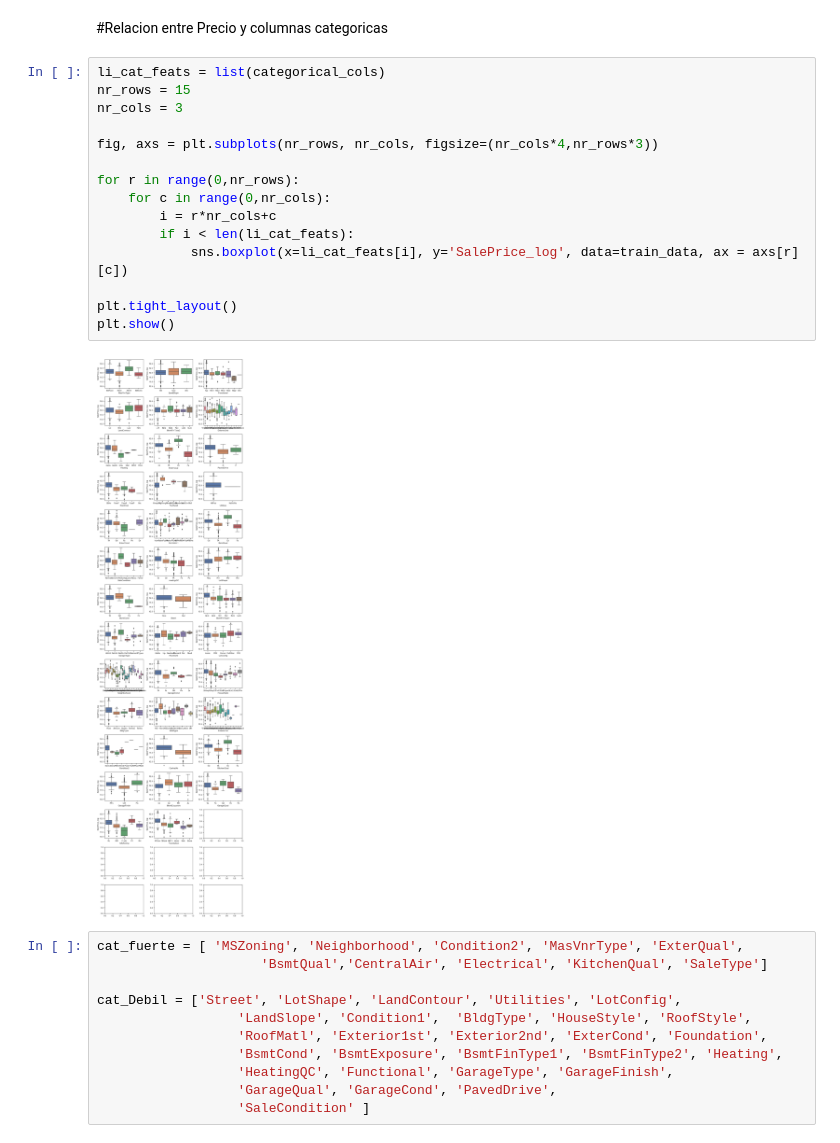
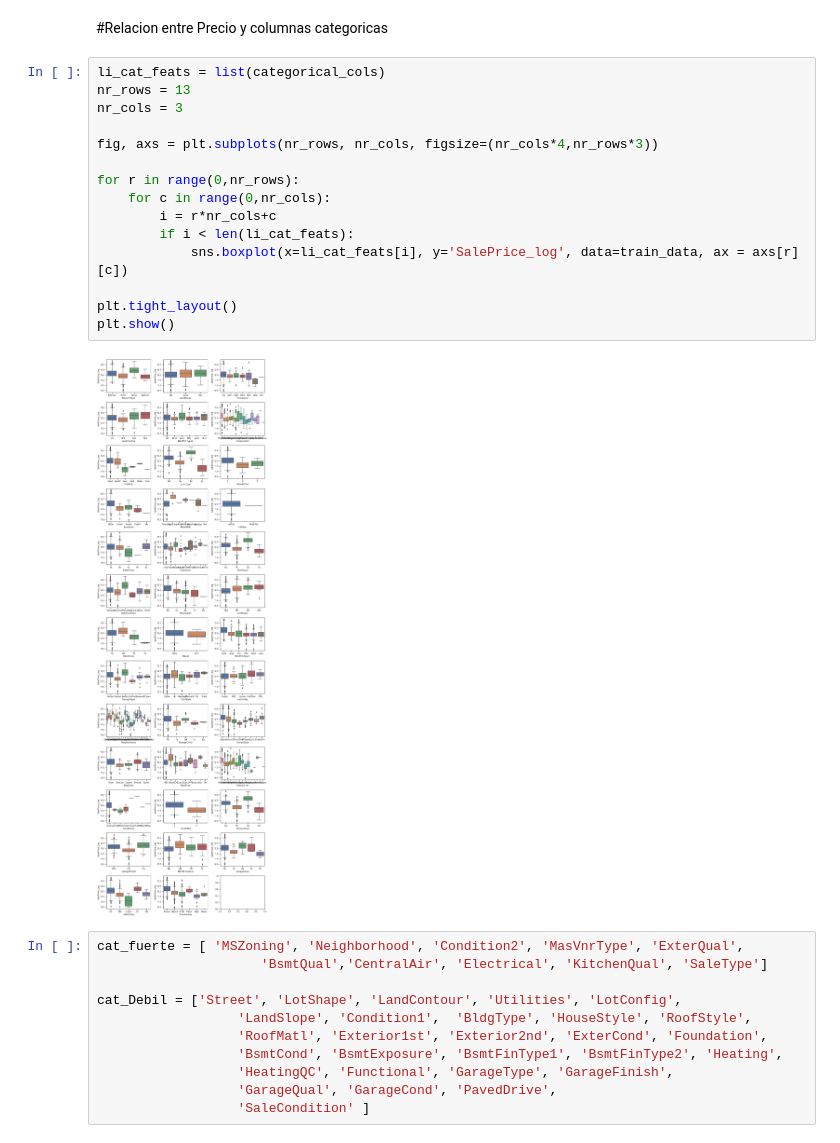
Before and after one commit to cecilia2988/House_Dreams, a Jupyter notebook: EDA.ipynb, the cells around one changed output. Saved outputs shown, nothing was run; the diff lists cells and outputs as text.

```diff
--- a/EDA.ipynb
+++ b/EDA.ipynb
@@ -313,21 +313,21 @@ train_data = train_data.drop(train_data[(train_data['GarageArea']>1240)].index).
 #Relacion entre Precio y columnas categoricas
 # %%
 li_cat_feats = list(categorical_cols)
-nr_rows = 15
+nr_rows = 13
 nr_cols = 3
 
 fig, axs = plt.subplots(nr_rows, nr_cols, figsize=(nr_cols*4,nr_rows*3))
 
 for r in range(0,nr_rows):
     for c in range(0,nr_cols):
         i = r*nr_cols+c
         if i < len(li_cat_feats):
             sns.boxplot(x=li_cat_feats[i], y='SalePrice_log', data=train_data, ax = axs[r][c])
 
 plt.tight_layout()
 plt.show()
 # %% [output]
-[figure, old version]
+[figure, new version]
 # %%
 cat_fuerte = [ 'MSZoning', 'Neighborhood', 'Condition2', 'MasVnrType', 'ExterQual',
                      'BsmtQual','CentralAir', 'Electrical', 'KitchenQual', 'SaleType']
```
Also changed, not shown: parts of 4 cells of this notebook.
